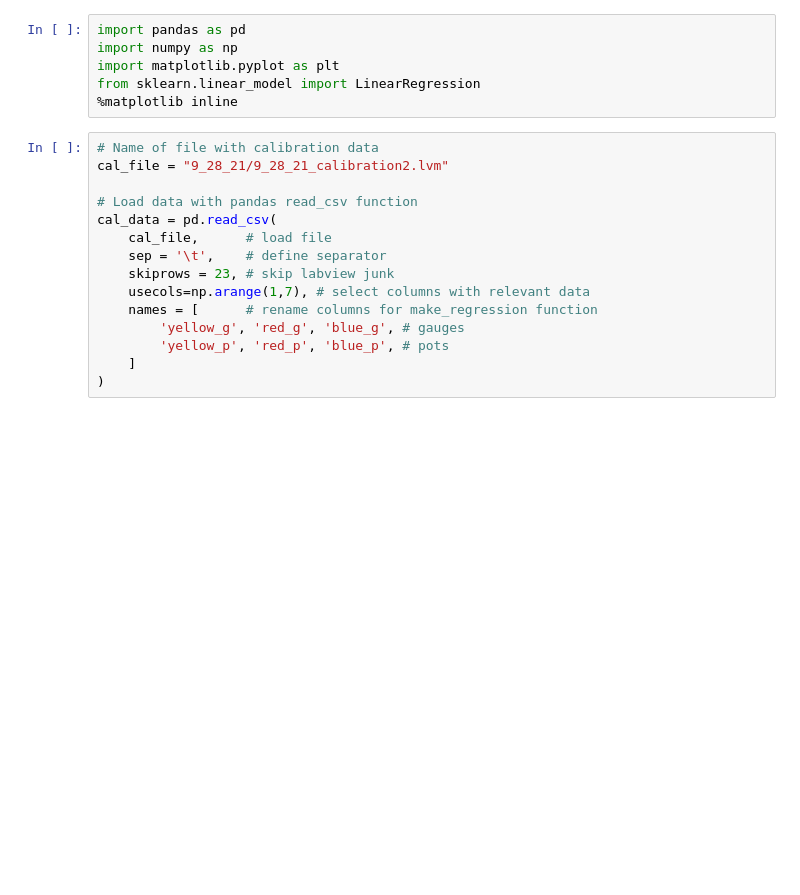
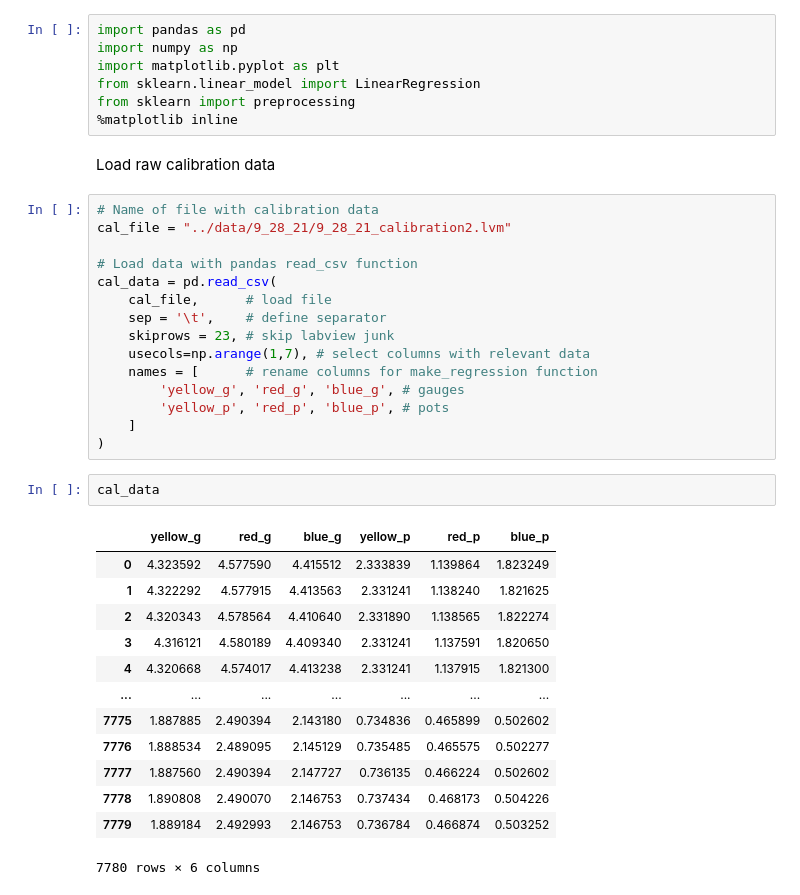
Before and after one commit to doe-fowt-control/uri-waves, a Jupyter notebook: shawn-python/calibration.ipynb, the cells around one changed output. Saved outputs shown, nothing was run; the diff lists cells and outputs as text; blank space fills up the shorter version.

```diff
--- a/shawn-python/calibration.ipynb
+++ b/shawn-python/calibration.ipynb
@@ -3,10 +3,13 @@ import pandas as pd
 import numpy as np
 import matplotlib.pyplot as plt
 from sklearn.linear_model import LinearRegression
+from sklearn import preprocessing
 %matplotlib inline
+# %% [markdown]
+Load raw calibration data
 # %%
 # Name of file with calibration data
-cal_file = "9_28_21/9_28_21_calibration2.lvm"
+cal_file = "../data/9_28_21/9_28_21_calibration2.lvm"
 
 # Load data with pandas read_csv function
 cal_data = pd.read_csv(
@@ -19,3 +22,19 @@ cal_data = pd.read_csv(
         'yellow_p', 'red_p', 'blue_p', # pots
     ]
 )
+# %%
+cal_data
+# %% [output]
+|  | yellow_g | red_g | blue_g | yellow_p | red_p | blue_p |
+| 0 | 4.323592 | 4.577590 | 4.415512 | 2.333839 | 1.139864 | 1.823249 |
+| 1 | 4.322292 | 4.577915 | 4.413563 | 2.331241 | 1.138240 | 1.821625 |
+| 2 | 4.320343 | 4.578564 | 4.410640 | 2.331890 | 1.138565 | 1.822274 |
+| 3 | 4.316121 | 4.580189 | 4.409340 | 2.331241 | 1.137591 | 1.820650 |
+| 4 | 4.320668 | 4.574017 | 4.413238 | 2.331241 | 1.137915 | 1.821300 |
+| ... | ... | ... | ... | ... | ... | ... |
+| 7775 | 1.887885 | 2.490394 | 2.143180 | 0.734836 | 0.465899 | 0.502602 |
+| 7776 | 1.888534 | 2.489095 | 2.145129 | 0.735485 | 0.465575 | 0.502277 |
+| 7777 | 1.887560 | 2.490394 | 2.147727 | 0.736135 | 0.466224 | 0.502602 |
+| 7778 | 1.890808 | 2.490070 | 2.146753 | 0.737434 | 0.468173 | 0.504226 |
+| 7779 | 1.889184 | 2.492993 | 2.146753 | 0.736784 | 0.466874 | 0.503252 |
+7780 rows × 6 columns
```
Also changed, not shown: parts of 19 cells of this notebook.
